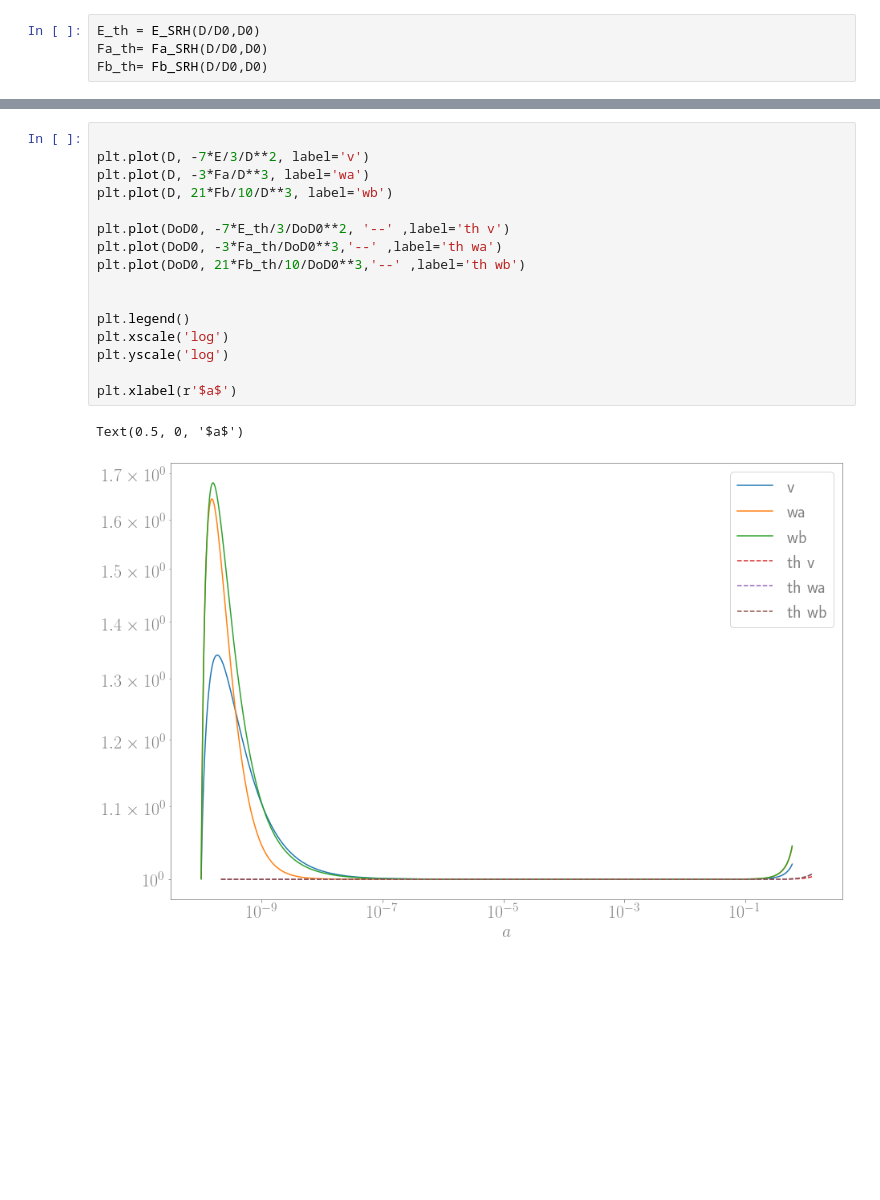
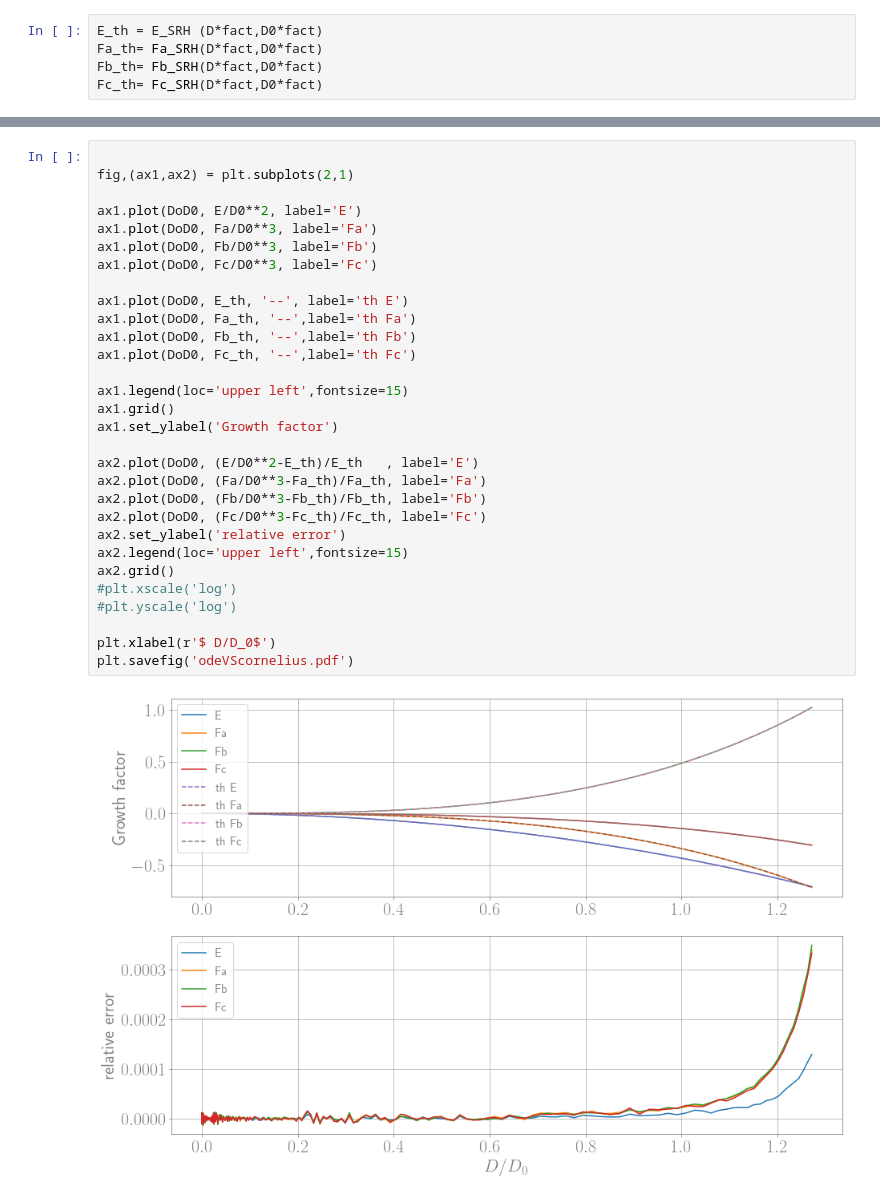
Before and after one commit to ohahn/monofonIC, a Jupyter notebook: generic.ipynb, the cells around one changed output, grey strips where cells are left out. Drawn from its saved outputs; the diff is of its cells as text; blank space fills up the shorter version.

```diff
--- a/generic.ipynb
+++ b/generic.ipynb
@@ -55,4 +135,5 @@ hb = growth[:,8]
 # %%
-E_th = E_SRH(D/D0,D0)
-Fa_th= Fa_SRH(D/D0,D0)
-Fb_th= Fb_SRH(D/D0,D0)
+E_th = E_SRH (D*fact,D0*fact)
+Fa_th= Fa_SRH(D*fact,D0*fact)
+Fb_th= Fb_SRH(D*fact,D0*fact)
+Fc_th= Fc_SRH(D*fact,D0*fact)
@@ -83,19 +140,32 @@ Text(0.5, 0, '$a$')
-# %%
-
-plt.plot(D, -7*E/3/D**2, label='v')
-plt.plot(D, -3*Fa/D**3, label='wa')
-plt.plot(D, 21*Fb/10/D**3, label='wb')
-
-plt.plot(DoD0, -7*E_th/3/DoD0**2, '--' ,label='th v')
-plt.plot(DoD0, -3*Fa_th/DoD0**3,'--' ,label='th wa')
-plt.plot(DoD0, 21*Fb_th/10/DoD0**3,'--' ,label='th wb')
-
-
-plt.legend()
-plt.xscale('log')
-plt.yscale('log')
-
-plt.xlabel(r'$a$')
-# %% [output]
-Text(0.5, 0, '$a$')
-[figure, removed]
+# %%
+
+fig,(ax1,ax2) = plt.subplots(2,1)
+
+ax1.plot(DoD0, E/D0**2, label='E')
+ax1.plot(DoD0, Fa/D0**3, label='Fa')
+ax1.plot(DoD0, Fb/D0**3, label='Fb')
+ax1.plot(DoD0, Fc/D0**3, label='Fc')
+
+ax1.plot(DoD0, E_th, '--', label='th E')
+ax1.plot(DoD0, Fa_th, '--',label='th Fa')
+ax1.plot(DoD0, Fb_th, '--',label='th Fb')
+ax1.plot(DoD0, Fc_th, '--',label='th Fc')
+
+ax1.legend(loc='upper left',fontsize=15)
+ax1.grid()
+ax1.set_ylabel('Growth factor')
+
+ax2.plot(DoD0, (E/D0**2-E_th)/E_th   , label='E')
+ax2.plot(DoD0, (Fa/D0**3-Fa_th)/Fa_th, label='Fa')
+ax2.plot(DoD0, (Fb/D0**3-Fb_th)/Fb_th, label='Fb')
+ax2.plot(DoD0, (Fc/D0**3-Fc_th)/Fc_th, label='Fc')
+ax2.set_ylabel('relative error')
+ax2.legend(loc='upper left',fontsize=15)
+ax2.grid()
+#plt.xscale('log')
+#plt.yscale('log')
+
+plt.xlabel(r'$ D/D_0$')
+plt.savefig('odeVScornelius.pdf')
+# %% [output]
+[figure, added]
```
Also changed, not shown: parts of 16 cells of this notebook, 2 other files.
